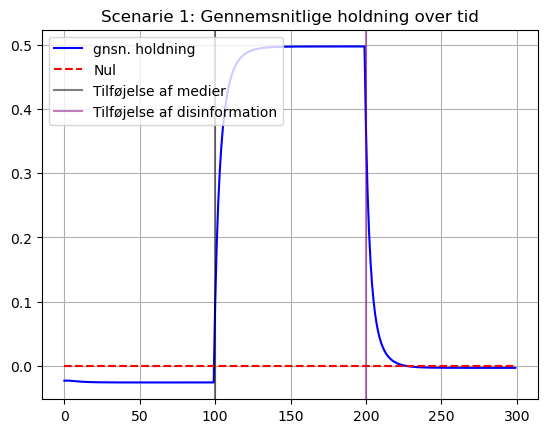
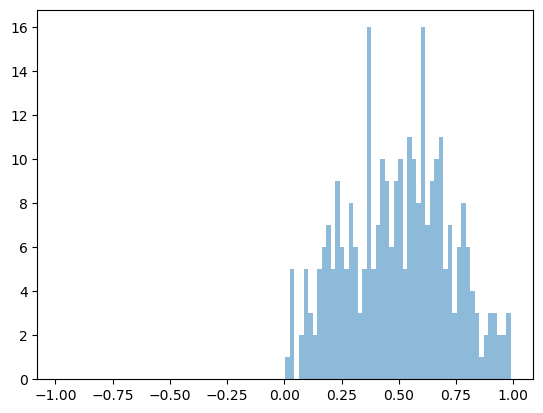
Unified diff of the notebook cell whose output changed from the first chart to the second:
--- before
+++ after
@@ -17,5 +17,7 @@
 plt.show()
 
-
+plt.figure()
+plt.hist(media_disinfo_endcond[maskmedieend], bins=binsScenarie1,alpha=0.5, label='Startbetingelser: 1')
+plt.show()
 
 plt.figure()

Commit: New results sanity